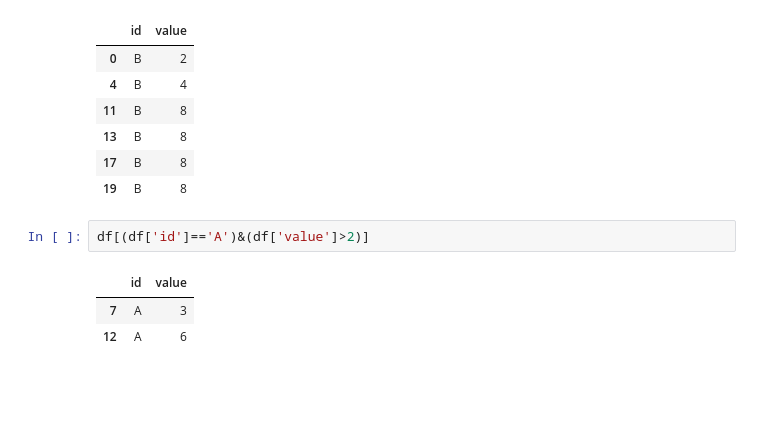
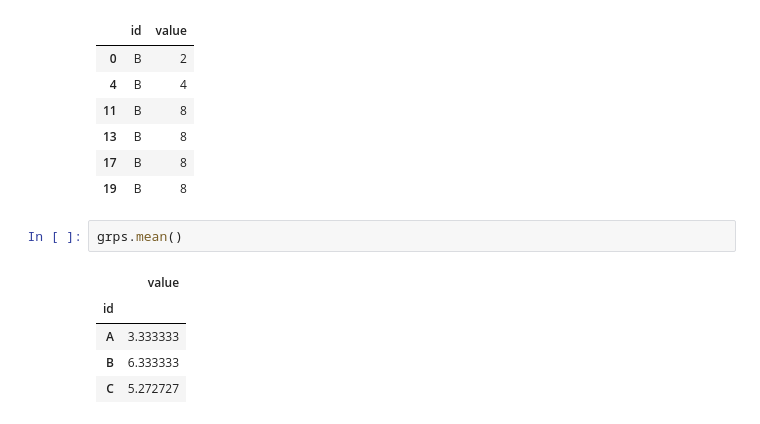
Before and after one commit to vcdemy/20230613, a Jupyter notebook: 20230808筆記.ipynb, the cells around one changed output. Drawn from its saved outputs; the diff is of its cells as text; blank space fills up the shorter version.

```diff
--- a/20230808筆記.ipynb
+++ b/20230808筆記.ipynb
@@ -249,9 +249,11 @@ grps.get_group('B')
 | 13 | B | 8 |
 | 17 | B | 8 |
 | 19 | B | 8 |
-# %%
-df[(df['id']=='A')&(df['value']>2)]
-# %% [output]
-|  | id | value |
-| 7 | A | 3 |
-| 12 | A | 6 |
+# %%
+grps.mean()
+# %% [output]
+|  | value |
+| id |  |
+| A | 3.333333 |
+| B | 6.333333 |
+| C | 5.272727 |
```
Also changed, not shown: parts of 2 cells of this notebook.
